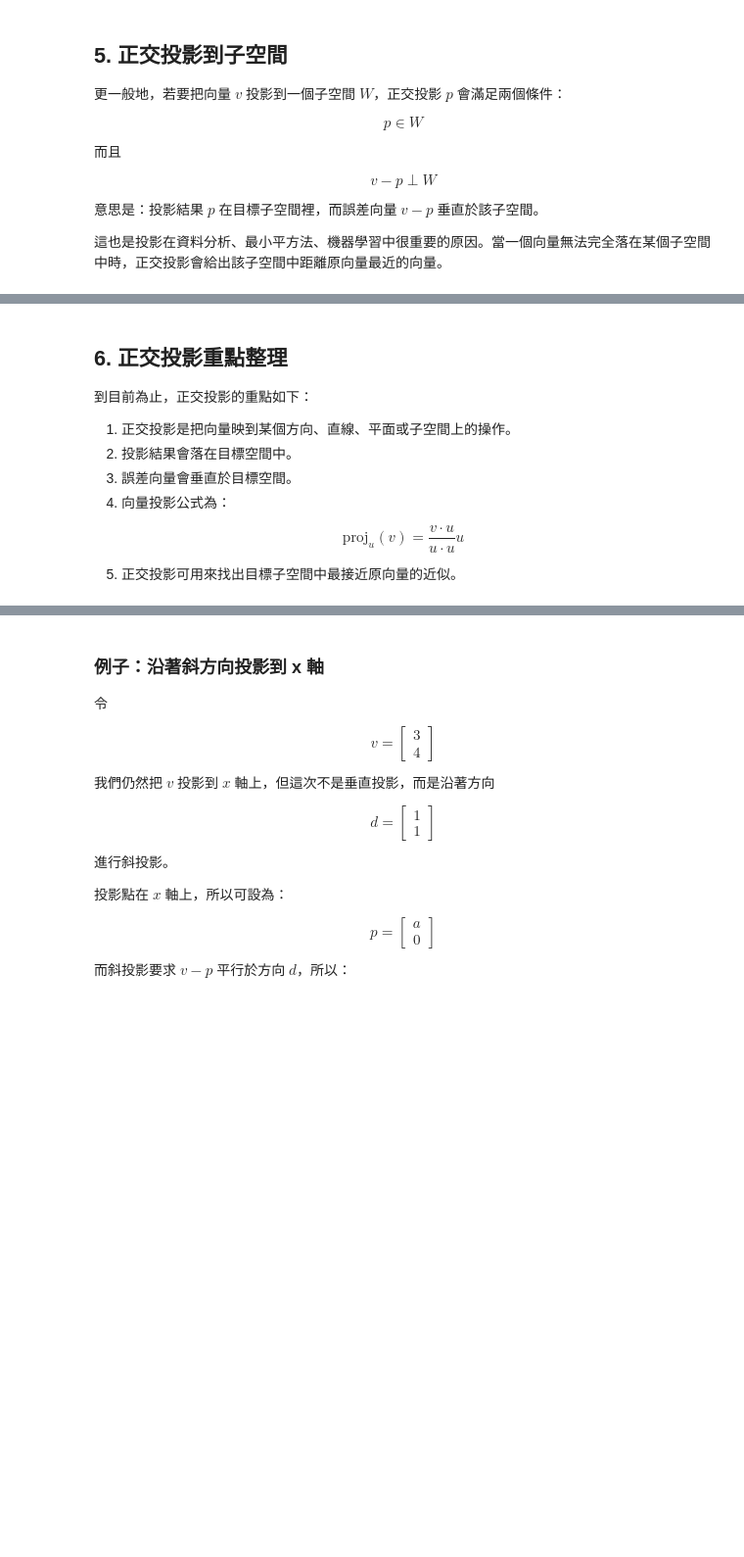
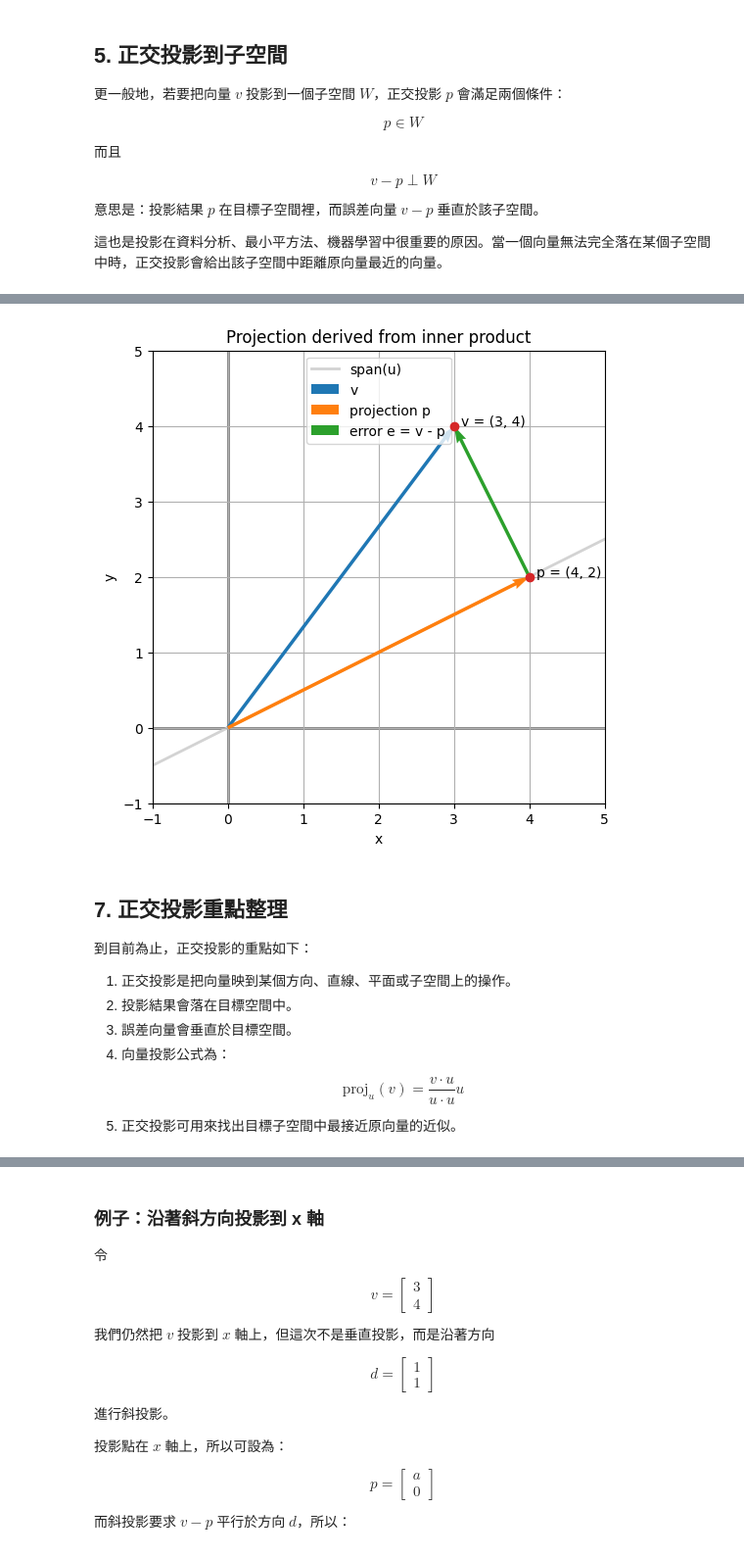
Before and after one commit to billy1125/Machine-Learning, a Jupyter notebook: Linear Algebra/Projection.ipynb, the cells around one changed output, grey strips where cells are left out. Shown at 98% size. Saved outputs shown, nothing was run; the diff lists cells and outputs as text; code cells hidden in the pictures; blank space fills up the shorter version.

```diff
--- a/Linear Algebra/Projection.ipynb
+++ b/Linear Algebra/Projection.ipynb
@@ -322,5 +648,82 @@ $$
+# %%
+plt.figure(figsize=(7, 6))
+
+line_width = 2
+
+# span(u) 的直線，使用淺色作為背景參考線
+t = np.linspace(-1, 3, 100)
+line = np.outer(t, u)
+plt.plot(
+    line[:, 0],
+    line[:, 1],
+    color="lightgray",
+    linewidth=line_width,
+    label="span(u)",
+    zorder=1
+)
+
+# 原向量 v
+plt.quiver(
+    0, 0, v[0], v[1],
+    angles="xy",
+    scale_units="xy",
+    scale=1,
+    color="tab:blue",
+    linewidth=line_width,
+    label="v",
+    zorder=4
+)
+
+# 投影向量 p
+plt.quiver(
+    0, 0, p[0], p[1],
+    angles="xy",
+    scale_units="xy",
+    scale=1,
+    color="tab:orange",
+    linewidth=line_width,
+    label="projection p",
+    zorder=5
+)
+
+# 誤差向量 e = v - p
+plt.quiver(
+    p[0], p[1], e[0], e[1],
+    angles="xy",
+    scale_units="xy",
+    scale=1,
+    color="tab:green",
+    linewidth=line_width,
+    label="error e = v - p",
+    zorder=5
+)
+
+plt.scatter(
+    [v[0], p[0]],
+    [v[1], p[1]],
+    color="tab:red",
+    zorder=6
+)
+
+plt.text(v[0] + 0.1, v[1], "v = (3, 4)", zorder=7)
+plt.text(p[0] + 0.1, p[1], "p = (4, 2)", zorder=7)
+
+plt.axhline(0, color="gray", linewidth=line_width, zorder=0)
+plt.axvline(0, color="gray", linewidth=line_width, zorder=0)
+
+plt.xlim(-1, 5)
+plt.ylim(-1, 5)
+plt.gca().set_aspect("equal", adjustable="box")
+plt.grid(True)
+plt.legend()
+plt.title("Projection derived from inner product")
+plt.xlabel("x")
+plt.ylabel("y")
+plt.show()
+# %% [output]
+[figure, added]
 # %% [markdown]
-## 6. 正交投影重點整理
+## 7. 正交投影重點整理
 
 到目前為止，正交投影的重點如下：
 
```
Also changed, not shown: parts of 7 cells of this notebook.
